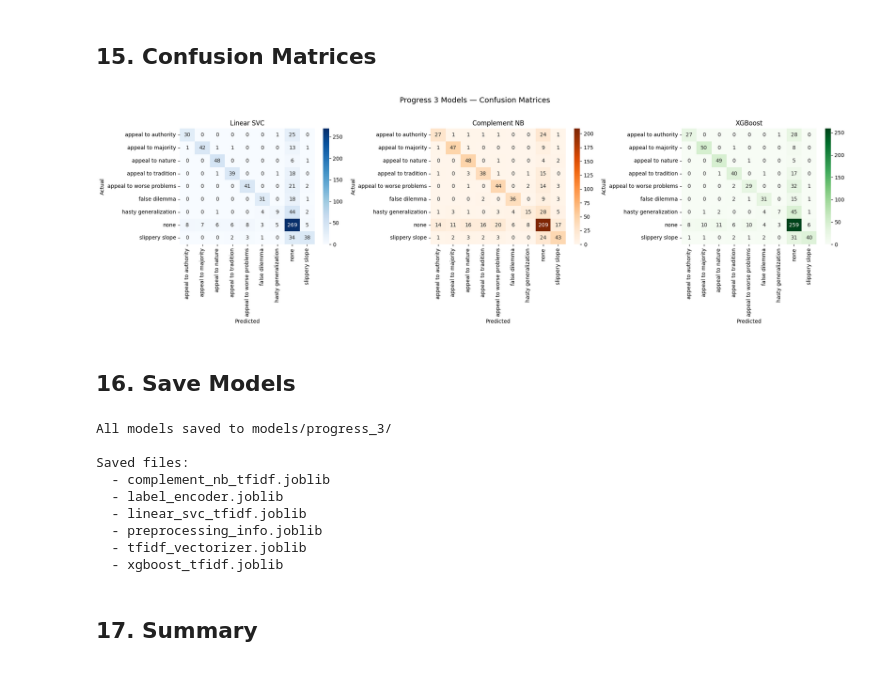
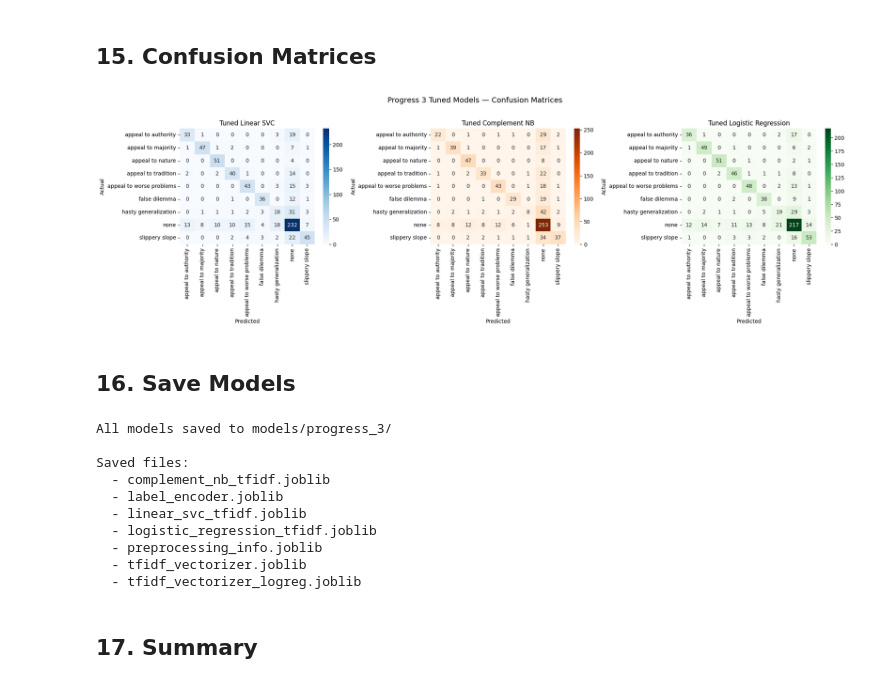
Before and after one commit to aristelcrowley/logical-fallacy-classification, a Jupyter notebook: progress_3.ipynb, the cells around one changed output. Saved outputs shown, nothing was run; the diff lists cells and outputs as text; code cells hidden in the pictures.

Commit message:
feat(progress-3): do some other fine tune for progress 3 pipeline
- reached higher val acc and f1 score than progress 2 atlast

```diff
--- a/progress_3.ipynb
+++ b/progress_3.ipynb
@@ -321,20 +499,0 @@ Validation F1: 0.6284
-# %%
-model_xgb_tfidf = xgb.XGBClassifier(
-    n_estimators=200,
-    max_depth=6,
-    learning_rate=0.1,
-    subsample=0.8,
-    colsample_bytree=0.8,
-    random_state=42,
-    n_jobs=-1,
-    use_label_encoder=False,
-    eval_metric='mlogloss'
-)
-
-print("Training XGBoost...")
-model_xgb_tfidf.fit(X_train_tfidf, y_train)
-print("Training complete!")
-
-y_val_pred_xgb = model_xgb_tfidf.predict(X_val_tfidf)
-val_f1_xgb = f1_score(y_val, y_val_pred_xgb, average='weighted')
-print(f"Validation F1: {val_f1_xgb:.4f}")
@@ -349,7 +588,7 @@ Validation F1: 0.6339
 # Test predictions for all P3 models
 y_test_pred_svc = model_svc_tfidf.predict(X_test_tfidf)
 y_test_pred_cnb = model_cnb_tfidf.predict(X_test_tfidf)
-y_test_pred_xgb = model_xgb_tfidf.predict(X_test_tfidf)
+y_test_pred_logreg = model_logreg_tfidf.predict(X_test_logreg)
 
 def get_metrics(y_true, y_pred):
     return {
@@ -364,10 +603,10 @@ results = {
     # Progress 2 models
     'P2: LogReg + TF-IDF': get_metrics(y_test, y_pred_p2_logreg_tfidf),
     'P2: LogReg + W2V': get_metrics(y_test, y_pred_p2_logreg_w2v),
-    # Progress 3 models
-    'P3: Linear SVC': get_metrics(y_test, y_test_pred_svc),
-    'P3: Complement NB': get_metrics(y_test, y_test_pred_cnb),
-    'P3: XGBoost': get_metrics(y_test, y_test_pred_xgb),
+    # Progress 3 tuned models
+    'P3: Tuned Linear SVC': get_metrics(y_test, y_test_pred_svc),
+    'P3: Tuned Complement NB': get_metrics(y_test, y_test_pred_cnb),
+    'P3: Tuned LogReg': get_metrics(y_test, y_test_pred_logreg),
 }
 
 print("Test evaluation complete!")
@@ -514,49 +753,59 @@ display(per_class_df.style.format({
 # %%
 fig, axes = plt.subplots(1, 3, figsize=(20, 6))
 
 cm_svc = confusion_matrix(y_test, y_test_pred_svc)
 sns.heatmap(cm_svc, annot=True, fmt='d', cmap='Blues', ax=axes[0],
             xticklabels=label_encoder.classes_, yticklabels=label_encoder.classes_)
-axes[0].set_title('Linear SVC', fontsize=12)
+axes[0].set_title('Tuned Linear SVC', fontsize=12)
 axes[0].set_xlabel('Predicted')
 axes[0].set_ylabel('Actual')
 
 cm_cnb = confusion_matrix(y_test, y_test_pred_cnb)
 sns.heatmap(cm_cnb, annot=True, fmt='d', cmap='Oranges', ax=axes[1],
             xticklabels=label_encoder.classes_, yticklabels=label_encoder.classes_)
-axes[1].set_title('Complement NB', fontsize=12)
+axes[1].set_title('Tuned Complement NB', fontsize=12)
 axes[1].set_xlabel('Predicted')
 axes[1].set_ylabel('Actual')
 
-cm_xgb = confusion_matrix(y_test, y_test_pred_xgb)
-sns.heatmap(cm_xgb, annot=True, fmt='d', cmap='Greens', ax=axes[2],
+cm_logreg = confusion_matrix(y_test, y_test_pred_logreg)
+sns.heatmap(cm_logreg, annot=True, fmt='d', cmap='Greens', ax=axes[2],
             xticklabels=label_encoder.classes_, yticklabels=label_encoder.classes_)
-axes[2].set_title('XGBoost', fontsize=12)
+axes[2].set_title('Tuned Logistic Regression', fontsize=12)
 axes[2].set_xlabel('Predicted')
 axes[2].set_ylabel('Actual')
 
-plt.suptitle('Progress 3 Models — Confusion Matrices', fontsize=14, y=1.02)
+plt.suptitle('Progress 3 Tuned Models — Confusion Matrices', fontsize=14, y=1.02)
 plt.tight_layout()
 plt.show()
 # %% [output]
-[figure, old version]
+[figure, new version]
 # %% [markdown]
 ## 16. Save Models
 # %%
 os.makedirs('models/progress_3', exist_ok=True)
 
-# Save all P3 models
+# Save all tuned P3 models
 joblib.dump(model_svc_tfidf, 'models/progress_3/linear_svc_tfidf.joblib')
 joblib.dump(model_cnb_tfidf, 'models/progress_3/complement_nb_tfidf.joblib')
-joblib.dump(model_xgb_tfidf, 'models/progress_3/xgboost_tfidf.joblib')
+joblib.dump(model_logreg_tfidf, 'models/progress_3/logistic_regression_tfidf.joblib')
 
-# Save vectorizer and encoder
+# Save vectorizers and encoder
 joblib.dump(tfidf_vectorizer, 'models/progress_3/tfidf_vectorizer.joblib')
+joblib.dump(tfidf_vectorizer_logreg, 'models/progress_3/tfidf_vectorizer_logreg.joblib')
 joblib.dump(label_encoder, 'models/progress_3/label_encoder.joblib')
 
-# Save results info
+# Save results and tuning info
 p3_info = {
     'fallacy_indicators': list(fallacy_indicators),
+    'vectorizer_setup': {
+        'svc_cnb': best_vectorizer_name,
+        'logreg': 'word_1_2_25k_relaxed'
+    },
+    'model_params': {
+        'linear_svc': {'C': best_svc['C']},
+        'complement_nb': {'alpha': best_cnb['alpha']},
+        'logistic_regression': {'C': best_logreg['C']},
+    },
     'models': {k: v for k, v in results.items() if k.startswith('P3:')},
     'best_model': best_p3_name
 }
@@ -573,9 +822,10 @@ Saved files:
   - complement_nb_tfidf.joblib
   - label_encoder.joblib
   - linear_svc_tfidf.joblib
+  - logistic_regression_tfidf.joblib
   - preprocessing_info.joblib
   - tfidf_vectorizer.joblib
-  - xgboost_tfidf.joblib
+  - tfidf_vectorizer_logreg.joblib
 # %% [markdown]
 ## 17. Summary
 # %%
```
Also changed, not shown: parts of 21 cells of this notebook, 7 other files.
